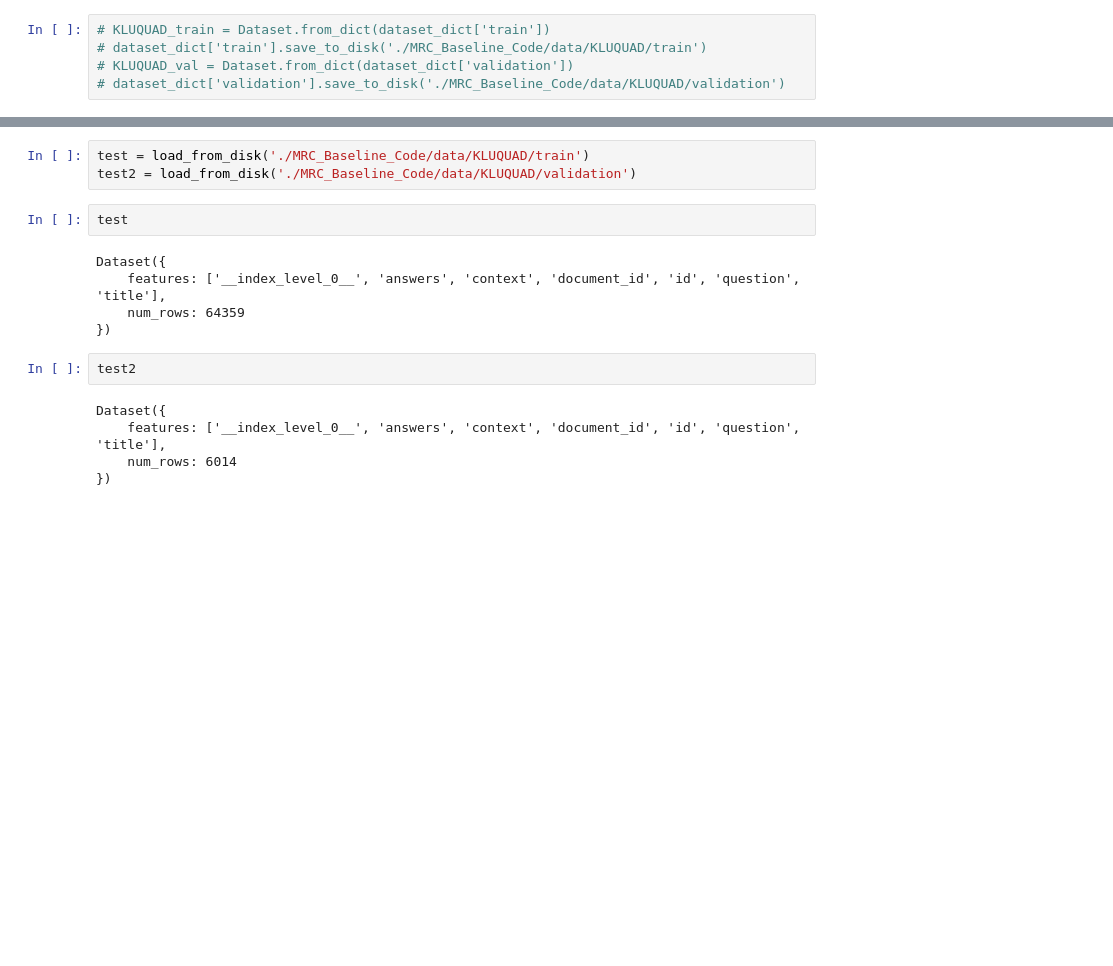
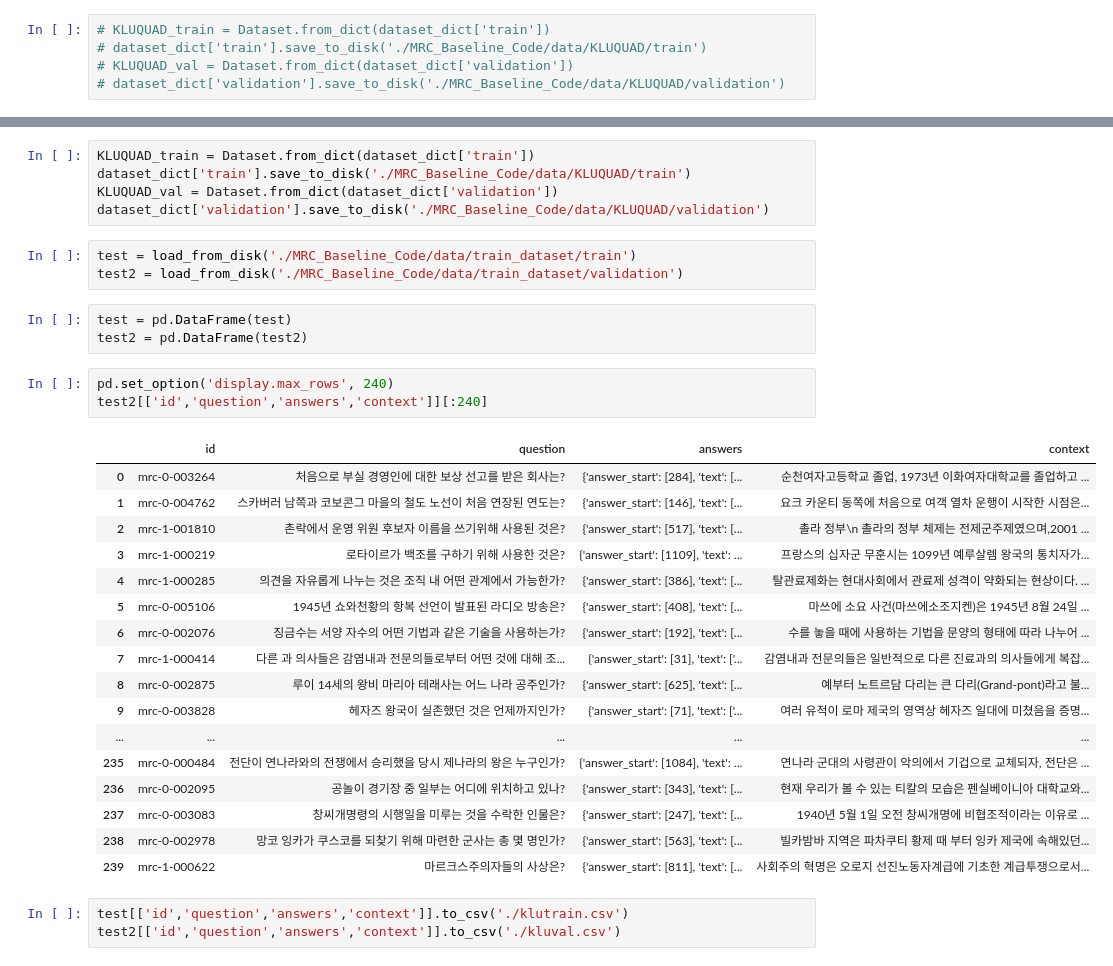
Before and after one commit to bcaitech1/p3-mrc-mr5, a Jupyter notebook: junseok/EDA.ipynb, the cells around one changed output, grey strips where cells are left out. Cells and saved outputs as stored; diff of their text form; blank space fills up the shorter version.

```diff
--- a/junseok/EDA.ipynb
+++ b/junseok/EDA.ipynb
@@ -176,17 +210,35 @@ dataset_dict['train'][:3]
+# %%
+KLUQUAD_train = Dataset.from_dict(dataset_dict['train'])
+dataset_dict['train'].save_to_disk('./MRC_Baseline_Code/data/KLUQUAD/train')
+KLUQUAD_val = Dataset.from_dict(dataset_dict['validation'])
+dataset_dict['validation'].save_to_disk('./MRC_Baseline_Code/data/KLUQUAD/validation')
 # %%
-test = load_from_disk('./MRC_Baseline_Code/data/KLUQUAD/train')
-test2 = load_from_disk('./MRC_Baseline_Code/data/KLUQUAD/validation')
+test = load_from_disk('./MRC_Baseline_Code/data/train_dataset/train')
+test2 = load_from_disk('./MRC_Baseline_Code/data/train_dataset/validation')
-# %%
-test
-# %% [output]
-Dataset({
-    features: ['__index_level_0__', 'answers', 'context', 'document_id', 'id', 'question', 'title'],
-    num_rows: 64359
-})
-# %%
-test2
-# %% [output]
-Dataset({
-    features: ['__index_level_0__', 'answers', 'context', 'document_id', 'id', 'question', 'title'],
-    num_rows: 6014
-})
+# %%
+test = pd.DataFrame(test)
+test2 = pd.DataFrame(test2)
+# %%
+pd.set_option('display.max_rows', 240)
+test2[['id','question','answers','context']][:240]
+# %% [output]
+|  | id | question | answers | context |
+| 0 | mrc-0-003264 | 처음으로 부실 경영인에 대한 보상 선고를 받은 회사는? | {'answer_start': [284], 'text': [... | 순천여자고등학교 졸업, 1973년 이화여자대학교를 졸업하고 ... |
+| 1 | mrc-0-004762 | 스카버러 남쪽과 코보콘그 마을의 철도 노선이 처음 연장된 연도는? | {'answer_start': [146], 'text': [... | 요크 카운티 동쪽에 처음으로 여객 열차 운행이 시작한 시점은... |
+| 2 | mrc-1-001810 | 촌락에서 운영 위원 후보자 이름을 쓰기위해 사용된 것은? | {'answer_start': [517], 'text': [... | 촐라 정부\n 촐라의 정부 체제는 전제군주제였으며,2001 ... |
+| 3 | mrc-1-000219 | 로타이르가 백조를 구하기 위해 사용한 것은? | {'answer_start': [1109], 'text': ... | 프랑스의 십자군 무훈시는 1099년 예루살렘 왕국의 통치자가... |
+| 4 | mrc-1-000285 | 의견을 자유롭게 나누는 것은 조직 내 어떤 관계에서 가능한가? | {'answer_start': [386], 'text': [... | 탈관료제화는 현대사회에서 관료제 성격이 약화되는 현상이다. ... |
+| 5 | mrc-0-005106 | 1945년 쇼와천황의 항복 선언이 발표된 라디오 방송은? | {'answer_start': [408], 'text': [... | 마쓰에 소요 사건(마쓰에소조지켄)은 1945년 8월 24일 ... |
+| 6 | mrc-0-002076 | 징금수는 서양 자수의 어떤 기법과 같은 기술을 사용하는가? | {'answer_start': [192], 'text': [... | 수를 놓을 때에 사용하는 기법을 문양의 형태에 따라 나누어 ... |
+| 7 | mrc-1-000414 | 다른 과 의사들은 감염내과 전문의들로부터 어떤 것에 대해 조... | {'answer_start': [31], 'text': ['... | 감염내과 전문의들은 일반적으로 다른 진료과의 의사들에게 복잡... |
+| 8 | mrc-0-002875 | 루이 14세의 왕비 마리아 테래사는 어느 나라 공주인가? | {'answer_start': [625], 'text': [... | 예부터 노트르담 다리는 큰 다리(Grand-pont)라고 불... |
+| 9 | mrc-0-003828 | 헤자즈 왕국이 실존했던 것은 언제까지인가? | {'answer_start': [71], 'text': ['... | 여러 유적이 로마 제국의 영역상 헤자즈 일대에 미쳤음을 증명... |
+| ... | ... | ... | ... | ... |
+| 235 | mrc-0-000484 | 전단이 연나라와의 전쟁에서 승리했을 당시 제나라의 왕은 누구인가? | {'answer_start': [1084], 'text': ... | 연나라 군대의 사령관이 악의에서 기겁으로 교체되자, 전단은 ... |
+| 236 | mrc-0-002095 | 공놀이 경기장 중 일부는 어디에 위치하고 있나? | {'answer_start': [343], 'text': [... | 현재 우리가 볼 수 있는 티칼의 모습은 펜실베이니아 대학교와... |
+| 237 | mrc-0-003083 | 창씨개명령의 시행일을 미루는 것을 수락한 인물은? | {'answer_start': [247], 'text': [... | 1940년 5월 1일 오전 창씨개명에 비협조적이라는 이유로 ... |
+| 238 | mrc-0-002978 | 망코 잉카가 쿠스코를 되찾기 위해 마련한 군사는 총 몇 명인가? | {'answer_start': [563], 'text': [... | 빌카밤바 지역은 파차쿠티 황제 때 부터 잉카 제국에 속해있던... |
+| 239 | mrc-1-000622 | 마르크스주의자들의 사상은? | {'answer_start': [811], 'text': [... | 사회주의 혁명은 오로지 선진노동자계급에 기초한 계급투쟁으로서... |
+# %%
+test[['id','question','answers','context']].to_csv('./klutrain.csv')
+test2[['id','question','answers','context']].to_csv('./kluval.csv')
```
Also changed, not shown: parts of 16 cells of this notebook, 26 other files.
